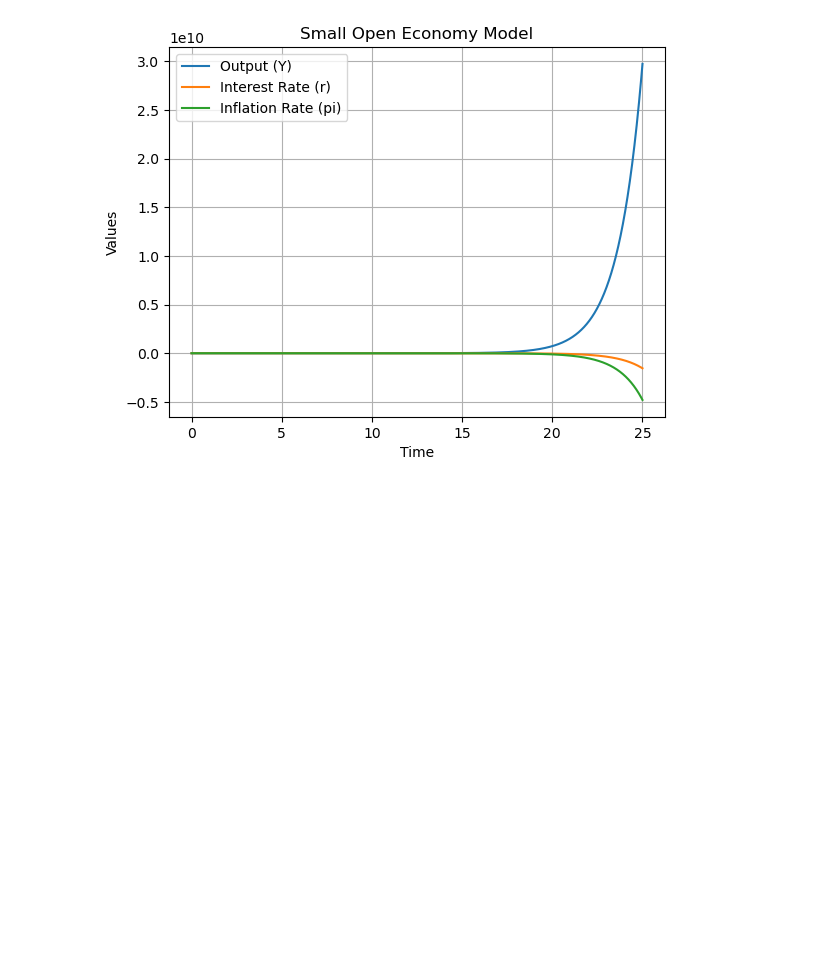
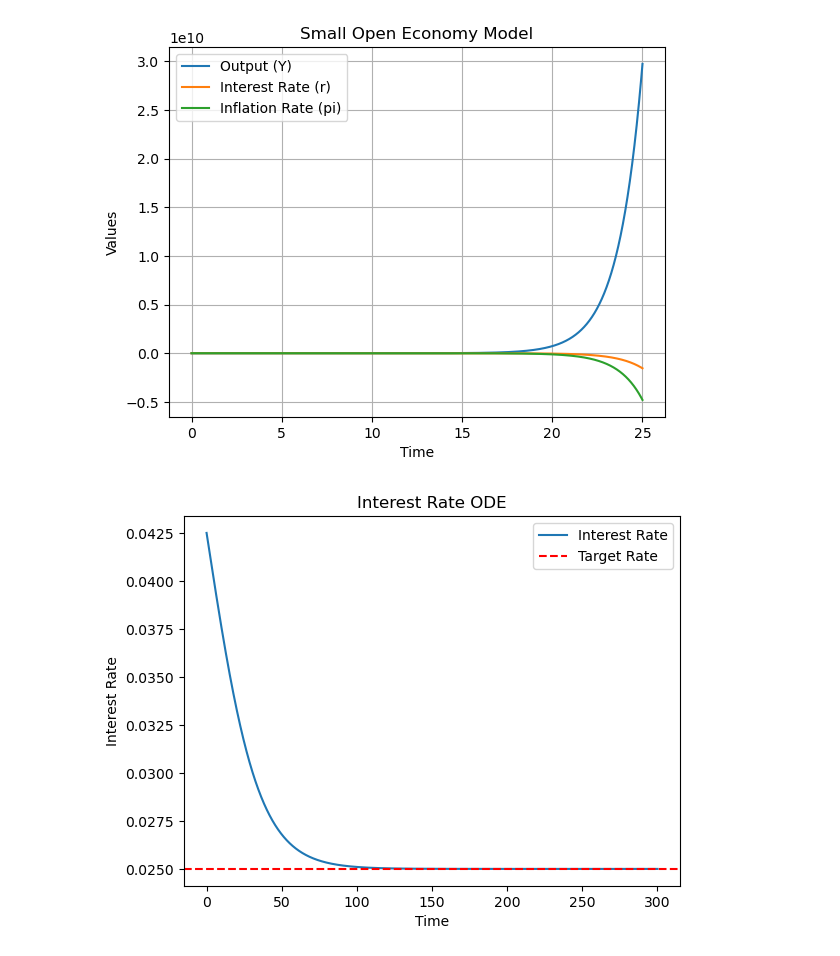
Before and after one commit to 591118/ProsjektADAH2023, a Jupyter notebook: xsiste.ipynb, the cells around one changed output. Cells and saved outputs as stored; diff of their text form; code cells hidden in the pictures; blank space fills up the shorter version.

```diff
--- a/xsiste.ipynb
+++ b/xsiste.ipynb
@@ -233,3 +232,35 @@ plt.grid(True)
 plt.show()
 # %% [output]
 [figure]
+# %%
+import numpy as np
+from scipy.integrate import odeint
+import matplotlib.pyplot as plt
+
+# Function representing the ODE
+def interest_rate_model(r, t, r_target, r_max, k):
+    drdt = k * (r_target - r) * (1 - r/r_max)
+    return drdt
+
+# Initial conditions
+r0 = 0.0425  # initial interest rate
+r_target = 0.025  # target interest rate (2.5%)
+r_max = 0.06  # maximum interest rate (6%)
+k = 0.1  # adjustment speed constant
+
+# Time points
+t = np.linspace(0, 25*12, 10000)
+
+# Solve the ODE
+r = odeint(interest_rate_model, r0, t, args=(r_target, r_max, k))
+
+# Plot the results
+plt.plot(t, r, label='Interest Rate')
+plt.axhline(y=r_target, color='r', linestyle='--', label='Target Rate')
+plt.xlabel('Time')
+plt.ylabel('Interest Rate')
+plt.title('Interest Rate ODE')
+plt.legend()
+plt.show()
+# %% [output]
+[figure, added]
```
Also changed, not shown: parts of 1 cell of this notebook, 1 other file.
